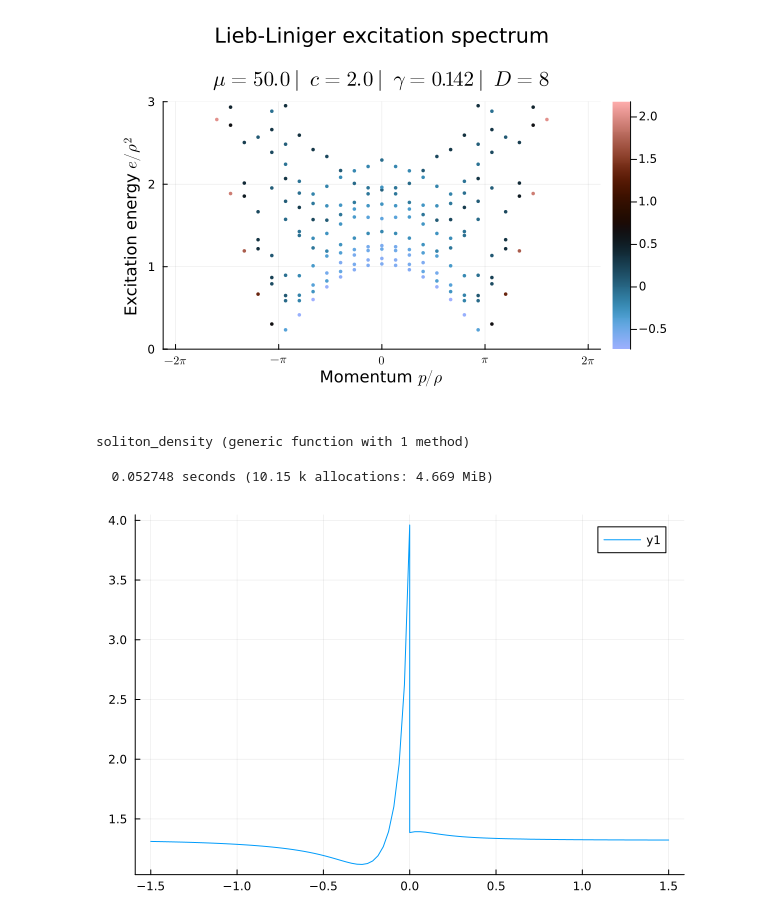
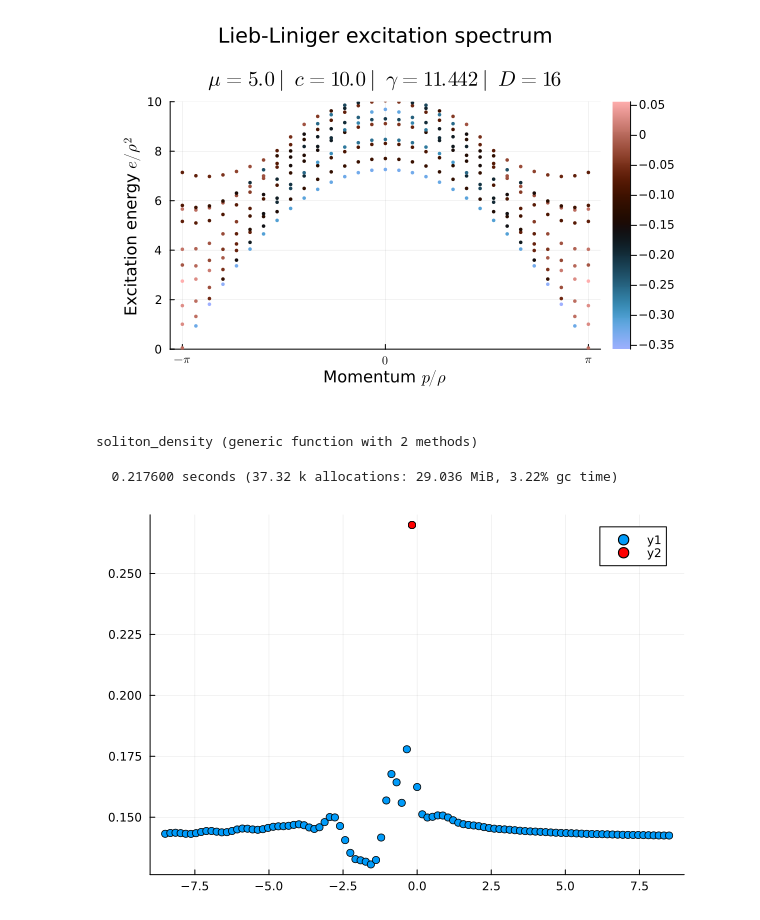
Before and after one commit to 20akshay00/CMPSExcitations, a Jupyter notebook: notebooks/lieb-liniger/solitons.ipynb, the cells around one changed output. Saved outputs shown, nothing was run; the diff lists cells and outputs as text; code cells hidden in the pictures.

```diff
--- a/notebooks/lieb-liniger/solitons.ipynb
+++ b/notebooks/lieb-liniger/solitons.ipynb
@@ -9,12 +10,14 @@ k̂ = ∂ψ̂' * ∂ψ̂; # kinetic energy density operator
 
 H(; c, μ) = ∫(k̂ - μ * n̂ + c * û, (-Inf, +Inf));
 # %%
-c, μ = 2., 50.
+# c, μ = 2., 20.
+c, μ = 10., 5.
+
 tol = 1e-10
 hamiltonian = H(c=c, μ=μ)
 hamiltonian_density = CMPSKit.density(hamiltonian)
 
-Ds = [8]
+Ds = [8, 16]
 state = find_groundstate(Ds, hamiltonian, InfiniteCMPS, optalg=LBFGS(80; verbosity=1, maxiter=7000, gradtol=tol), gradtol=tol)
 D = maximum(Ds)
 state.Rs[1][] ./= (state.Rs[1][][1] / norm(state.Rs[1][][1])) # fix phase
@@ -54,6 +92,6 @@ LL parameter: 0.14160864970634882
 # %%
 nvals = 10
-pts = range(-2π * ρ, 2π * ρ, 31)
+pts = range(-π * ρ, π * ρ, 31)
 topological_spectrum = zeros(ComplexF64, length(pts), nvals);
 topological_excitations = [[zeros(ComplexF64, size(state.Q[])) for _ in 1:nvals] for _ in eachindex(pts)]
 u1charges = zeros(ComplexF64, length(pts), nvals)
@@ -79,7 +117,7 @@ Threads.@threads for idx in eachindex(pts)
     # println("Finished $idx - $(pts[idx])")
 end
 # %%
-scatter(pts ./ ρ, real.(topological_spectrum) ./ ρ^2, ylims=[0, 3], lab=permutedims([""; fill("", nvals - 1)]), ms=2., marker_z=real.(u1charges), markerstrokewidth=0, colorbar=true, c=:berlin)
+scatter(pts ./ ρ, real.(topological_spectrum) ./ ρ^2, ylims=[0, 10], lab=permutedims([""; fill("", nvals - 1)]), ms=2., marker_z=real.(u1charges), markerstrokewidth=0, colorbar=true, c=:berlin)
 plot!(xtick=pitick(-2π, 2π, 1, mode=:latex), ylabel="Excitation energy " * L"e/\rho^2", xlabel="Momentum " * L"p/\rho", title="Lieb-Liniger excitation spectrum\n\n" * L"\mu=%$(μ) \ | \ c=%$(c) \ | \ \gamma = %$(round(c/ρ, digits=3))\ | \ D=%$(D)", margins=7Plots.mm)
 # %% [output]
-[figure, old version]
+[figure, new version]
@@ -107,30 +143,39 @@ function apply_expT(Q, R, ρ₀, xi, xf; side=:R)
     end
 end
 
-function soliton_density(stateL, stateR, W, dist, x, N)
-    yleft = range(x - dist, x, N)
-    yright = range(x, x + dist, N)
+function soliton_density(state1, state2, W1, W2, dist, x, N)
+    yl = range(x - dist, x, N)[1:end-1]
+    yr = range(x, x + dist, N)[2:end]
+    ys = append!(collect(yl), [x], collect(yr))
 
-    ρLl₀, ρRl₀, _, _ = environments!(stateL)
-    ρLr₀, ρRr₀, _, _ = environments!(stateR)
+    l1, r1, _, _ = environments!(state1)
+    l2, r2, _, _ = environments!(state2)
 
-    Ql, Rl = stateL.Q[], stateL.Rs[1][]
-    Qr, Rr = stateR.Q[], stateR.Rs[1][]
+    Q1, R1 = state1.Q[], state1.Rs[1][]
+    Q2, R2 = state2.Q[], state2.Rs[1][]
 
-    ρRs = apply_expT(Ql, Rl, W * ρRr₀[] * W', 0.0, dist, side=:R).(x .- yleft)
-    densities = tr.(ρLl₀[] * Rl * ρR * Rl' for ρR in ρRs)
+    # left, y < x
+    ρRs = apply_expT(Q1, R1, W1 * r2[] * W2', 0.0, dist, side=:R).(x .- yl)
+    densities = tr.(l1[] * R1 * ρR * R1' for ρR in ρRs)
 
-    ρRs = apply_expT(Qr, Rr, Rr * ρRr₀[] * Rr', 0.0, dist, side=:R).(yright .- x)
-    append!(densities, tr.(ρLl₀[] * W * ρR * W' for ρR in ρRs))
+    # centre, y = x
+    push!(densities, tr(l1[] * W1 * r2[] * W2'))
 
-    return vcat(yleft..., yright...), densities
+    # right, y > x
+    ρRs = apply_expT(Q2, R2, R2 * r2[] * R2', 0.0, dist, side=:R).(yr .- x)
+    append!(densities, tr.(l1[] * W1 * ρR * W2' for ρR in ρRs))
+
+    return ys, densities
 end
 # %% [output]
-soliton_density (generic function with 1 method)
+soliton_density (generic function with 2 methods)
 # %%
-@time xs1, densities1 = soliton_density(state, state_alt, topological_excitations[10][1], 1.5, 0., 50)
-plot(xs1, real.(densities1))
+W1 = trivial_excitations[10][1]
+@time xs1, densities1 = soliton_density(state, state, W1, W1, 8.5, 0., 50)
+scatter(xs1, real.(densities1))
+scatter!([xs1[(length(xs1)-1)÷2]], [real(densities1[(length(xs1)-1)÷2])], c=:red)
+plot!(ylims=[0, Inf])
 # %% [output]
-  0.052748 seconds (10.15 k allocations: 4.669 MiB)
+  0.217600 seconds (37.32 k allocations: 29.036 MiB, 3.22% gc time)
-[figure, old version]
+[figure, new version]
 # %%
```
Also changed, not shown: parts of 9 cells of this notebook, 5 other files.
